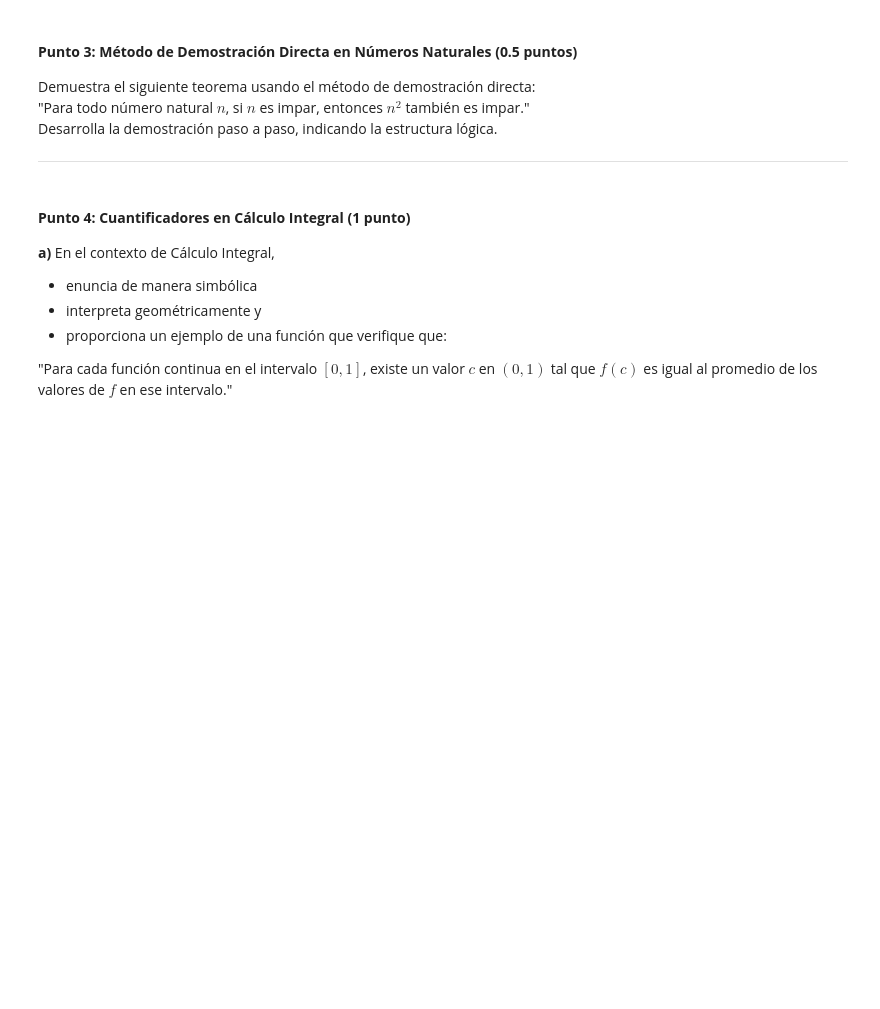
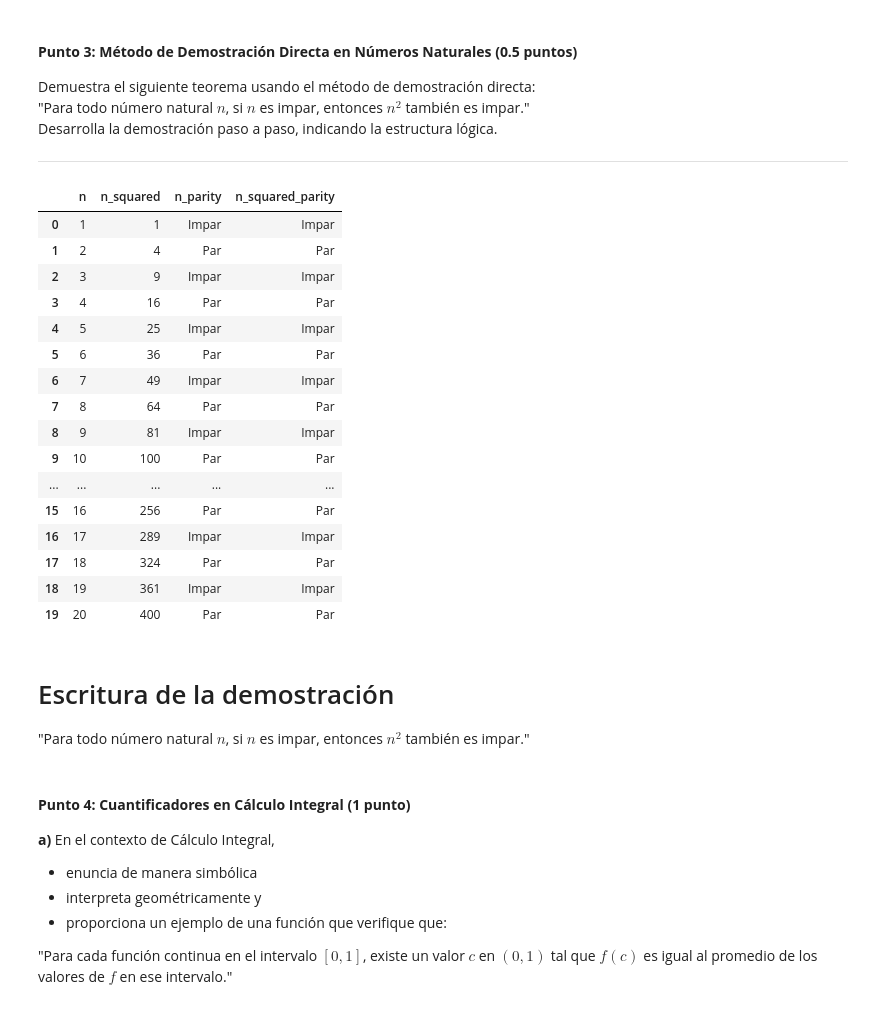
Before and after one commit to marco-canas/fundamentos_logica, a Jupyter notebook: 2_evaluacion/3_parcial_inferencias_metodo_directo/2_evalu_parcial_cuantifi_inferen_met_direc.ipynb, the cells around one changed output. Drawn from its saved outputs; the diff is of its cells as text; code cells hidden in the pictures; blank space fills up the shorter version.

```diff
--- a/2_evaluacion/3_parcial_inferencias_metodo_directo/2_evalu_parcial_cuantifi_inferen_met_direc.ipynb
+++ b/2_evaluacion/3_parcial_inferencias_metodo_directo/2_evalu_parcial_cuantifi_inferen_met_direc.ipynb
@@ -583,3 +583,41 @@ Utilice para la demostración de que un rectángulo es un cuadrilátero equiáng
    Desarrolla la demostración paso a paso, indicando la estructura lógica.
 
 ---
+# %%
+# Diseño de visualización pedagógica de la implicación anterior
+import pandas as pd
+import matplotlib.pyplot as plt
+import plotly.express as px
+
+# Generar una lista de números naturales y calcular n^2
+n_values = list(range(1, 21))  # primeros 20 números naturales
+n_squared = [n**2 for n in n_values]
+
+# Crear un DataFrame para almacenar n, n^2, y la paridad de cada uno
+df = pd.DataFrame({
+    'n': n_values,
+    'n_squared': n_squared,
+    'n_parity': ['Impar' if n % 2 != 0 else 'Par' for n in n_values],
+    'n_squared_parity': ['Impar' if n**2 % 2 != 0 else 'Par' for n in n_values]
+})
+
+# Mostrar la tabla en la consola
+df
+# %% [output]
+|  | n | n_squared | n_parity | n_squared_parity |
+| 0 | 1 | 1 | Impar | Impar |
+| 1 | 2 | 4 | Par | Par |
+| 2 | 3 | 9 | Impar | Impar |
+| 3 | 4 | 16 | Par | Par |
+| 4 | 5 | 25 | Impar | Impar |
+| 5 | 6 | 36 | Par | Par |
+| 6 | 7 | 49 | Impar | Impar |
+| 7 | 8 | 64 | Par | Par |
+| 8 | 9 | 81 | Impar | Impar |
+| 9 | 10 | 100 | Par | Par |
+| ... | ... | ... | ... | ... |
+| 15 | 16 | 256 | Par | Par |
+| 16 | 17 | 289 | Impar | Impar |
+| 17 | 18 | 324 | Par | Par |
+| 18 | 19 | 361 | Impar | Impar |
+| 19 | 20 | 400 | Par | Par |
@@ -586,3 +642,7 @@ Utilice para la demostración de que un rectángulo es un cuadrilátero equiáng
+# %% [markdown]
+# Escritura de la demostración
+
+"Para todo número natural $n$, si $n$ es impar, entonces $n^2$ también es impar."
 # %% [markdown]
 
 #### **Punto 4: Cuantificadores en Cálculo Integral (1 punto)**
```
Also changed, not shown: parts of 1 cell of this notebook, 3 other files.
